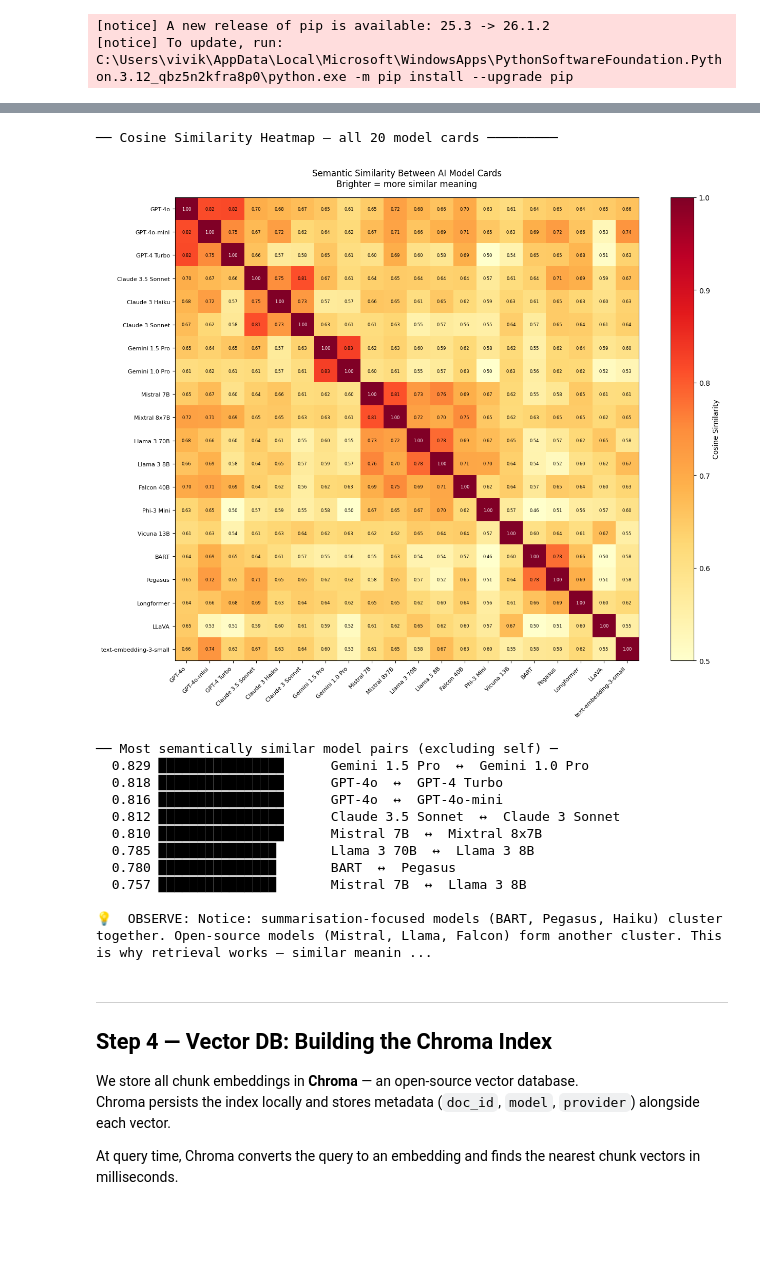
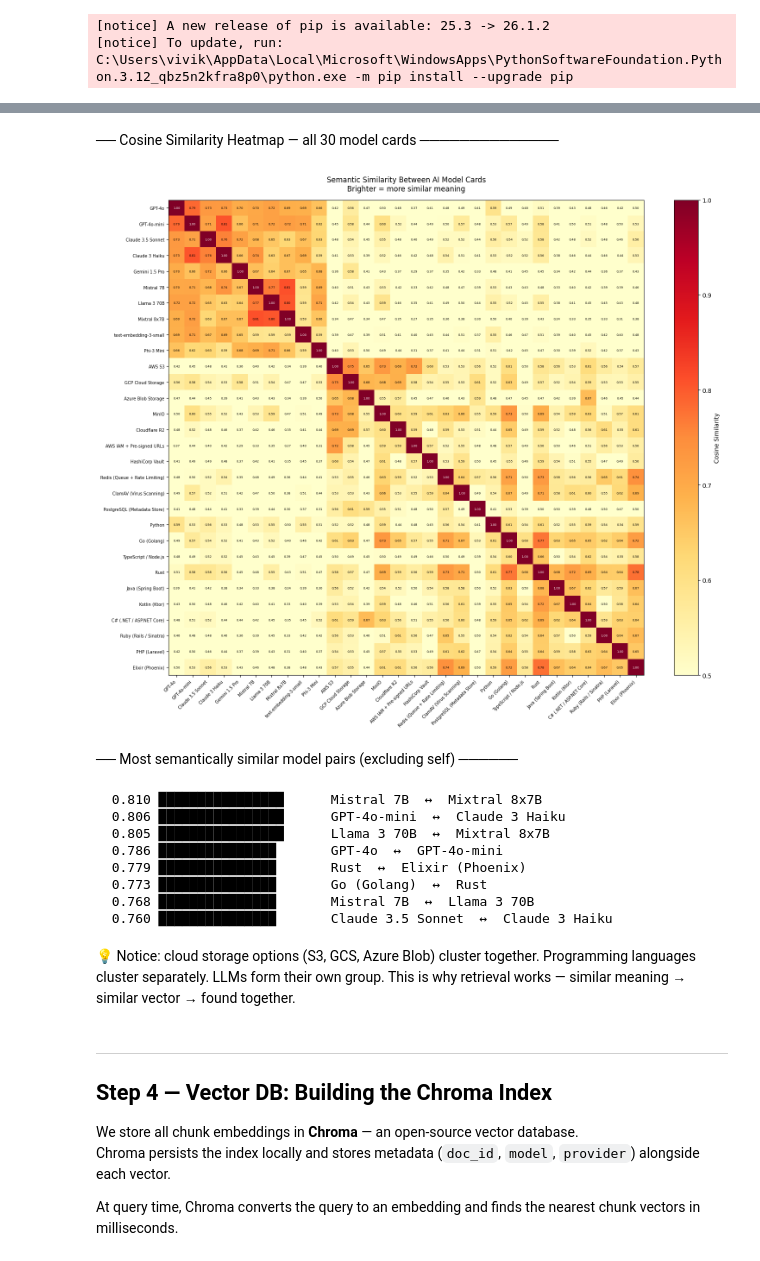
Before and after one commit to chaudharyviv/training_5weeks, a Jupyter notebook: w04_rag_fundamentals.ipynb, the cells around one changed output, grey strips where cells are left out. Drawn from its saved outputs; the diff is of its cells as text; code cells hidden in the pictures; blank space fills up the shorter version.

```diff
--- a/w04_rag_fundamentals.ipynb
+++ b/w04_rag_fundamentals.ipynb
@@ -682,6 +925,6 @@ observe("These 1,536 numbers ARE the meaning of that text. "
 # %%
 # ── Cosine similarity heatmap — one vector per model card ─────────────────────
-section("Cosine Similarity Heatmap — all 20 model cards")
+section("Cosine Similarity Heatmap — all 30 model cards")
 
 # Average chunk embeddings per card to get one vector per card
 card_vectors = {}
@@ -703,57 +946,59 @@ normed  = card_embs / norms
 sim_mat = normed @ normed.T
 
 # ── Plot ──────────────────────────────────────────────────────────────────────
-fig, ax = plt.subplots(figsize=(14, 11))
+fig, ax = plt.subplots(figsize=(16, 13))
 im = ax.imshow(sim_mat, cmap="YlOrRd", vmin=0.5, vmax=1.0)
 
 ax.set_xticks(range(len(labels)))
 ax.set_yticks(range(len(labels)))
-ax.set_xticklabels(labels, rotation=45, ha="right", fontsize=8)
-ax.set_yticklabels(labels, fontsize=8)
+ax.set_xticklabels(labels, rotation=45, ha="right", fontsize=7)
+ax.set_yticklabels(labels, fontsize=7)
 
 # Annotate cells
 for i in range(len(labels)):
     for j in range(len(labels)):
         val = sim_mat[i, j]
         colour = "white" if val > 0.85 else "black"
         ax.text(j, i, f"{val:.2f}", ha="center", va="center",
-                fontsize=6, color=colour)
+                fontsize=5, color=colour)
 
 plt.colorbar(im, ax=ax, label="Cosine Similarity")
 ax.set_title("Semantic Similarity Between AI Model Cards\n"
              "Brighter = more similar meaning", fontsize=12, pad=15)
 plt.tight_layout()
 plt.savefig("week4_similarity_heatmap.png", dpi=150, bbox_inches="tight")
 plt.show()
 
 # ── Print top similar pairs ────────────────────────────────────────────────────
 section("Most semantically similar model pairs (excluding self)")
 pairs = []
 for i in range(len(labels)):
     for j in range(i+1, len(labels)):
         pairs.append((sim_mat[i,j], labels[i], labels[j]))
 pairs.sort(reverse=True)
 for score, a, b in pairs[:8]:
     bar = "█" * int(score * 20)
     print(f"  {score:.3f} {bar:<20}  {a}  ↔  {b}")
 
-observe("Notice: summarisation-focused models (BART, Pegasus, Haiku) cluster together. "
-        "Open-source models (Mistral, Llama, Falcon) form another cluster. "
+observe("Notice: cloud storage options (S3, GCS, Azure Blob) cluster together. "
+        "Programming languages cluster separately. LLMs form their own group. "
         "This is why retrieval works — similar meaning → similar vector → found together.")
 # %% [output]
+
+── Cosine Similarity Heatmap — all 30 model cards ──────────────
+[figure, new version]
+
+── Most semantically similar model pairs (excluding self) ──────
-── Cosine Similarity Heatmap — all 20 model cards ─────────
+  0.810 ████████████████      Mistral 7B  ↔  Mixtral 8x7B
+  0.806 ████████████████      GPT-4o-mini  ↔  Claude 3 Haiku
+  0.805 ████████████████      Llama 3 70B  ↔  Mixtral 8x7B
+  0.786 ███████████████       GPT-4o  ↔  GPT-4o-mini
+  0.779 ███████████████       Rust  ↔  Elixir (Phoenix)
+  0.773 ███████████████       Go (Golang)  ↔  Rust
+  0.768 ███████████████       Mistral 7B  ↔  Llama 3 70B
+  0.760 ███████████████       Claude 3.5 Sonnet  ↔  Claude 3 Haiku
-[figure, old version]
-── Most semantically similar model pairs (excluding self) ─
-  0.829 ████████████████      Gemini 1.5 Pro  ↔  Gemini 1.0 Pro
-  0.818 ████████████████      GPT-4o  ↔  GPT-4 Turbo
-  0.816 ████████████████      GPT-4o  ↔  GPT-4o-mini
-  0.812 ████████████████      Claude 3.5 Sonnet  ↔  Claude 3 Sonnet
-  0.810 ████████████████      Mistral 7B  ↔  Mixtral 8x7B
-  0.785 ███████████████       Llama 3 70B  ↔  Llama 3 8B
-  0.780 ███████████████       BART  ↔  Pegasus
-  0.757 ███████████████       Mistral 7B  ↔  Llama 3 8B
-
-💡  OBSERVE: Notice: summarisation-focused models (BART, Pegasus, Haiku) cluster together. Open-source models (Mistral, Llama, Falcon) form another cluster. This is why retrieval works — similar meanin ...
+
+💡  Notice: cloud storage options (S3, GCS, Azure Blob) cluster together. Programming languages cluster separately. LLMs form their own group. This is why retrieval works — similar meaning → similar vector → found together.
 # %% [markdown]
 ---
 ## Step 4 — Vector DB: Building the Chroma Index
```
Also changed, not shown: parts of 30 cells of this notebook, 3 other files.
